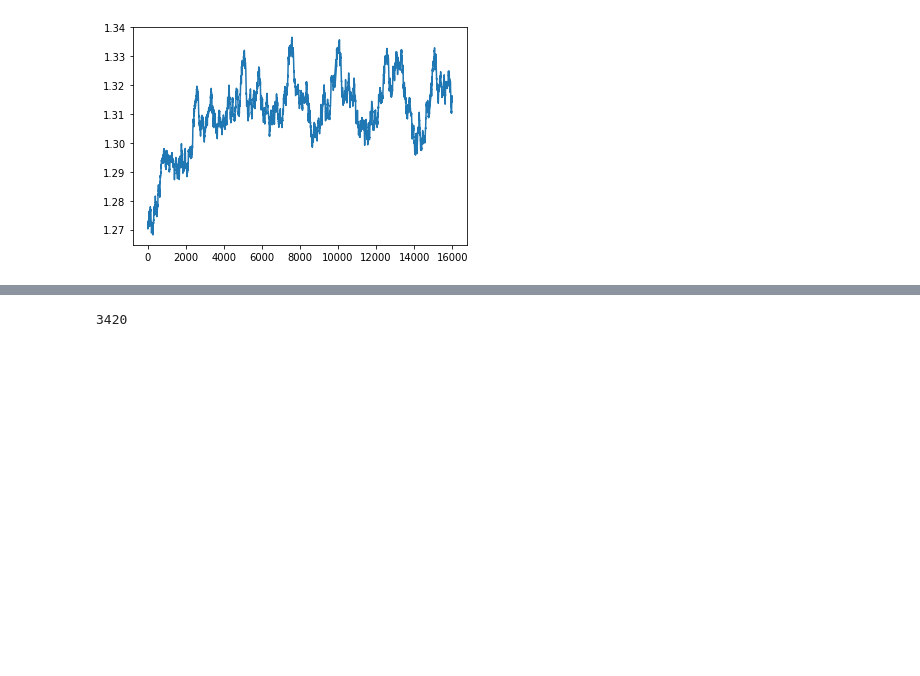
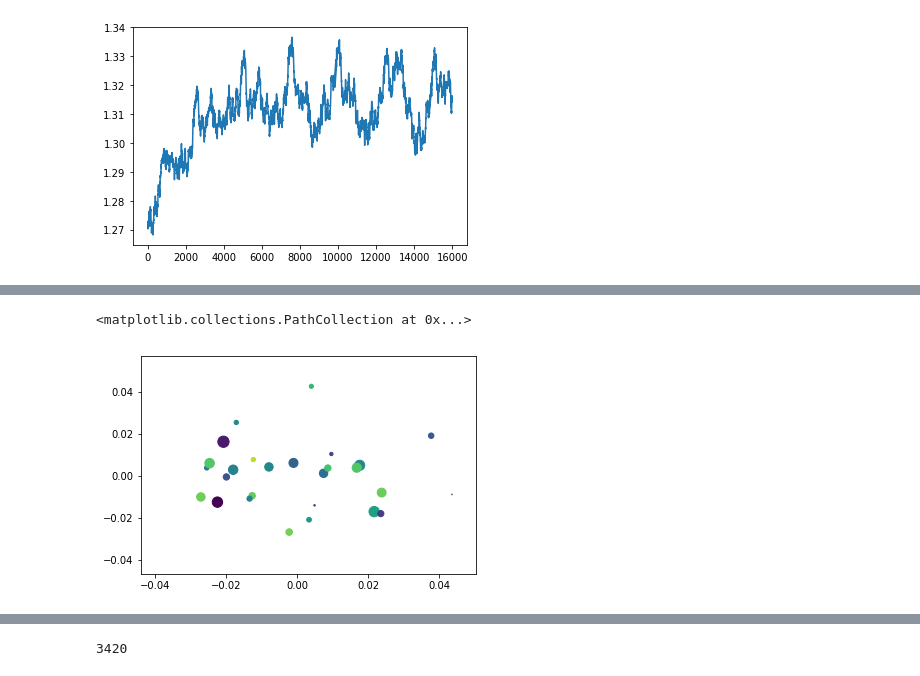
Before and after one commit to louisv123/COLGE, a Jupyter notebook: test.ipynb, the cells around one changed output, grey strips where cells are left out. Cells and saved outputs as stored; diff of their text form; code cells hidden in the pictures; blank space fills up the shorter version.

```diff
--- a/test.ipynb
+++ b/test.ipynb
@@ -1224,0 +1235,9 @@ plt.scatter(result[:, 0], result[:, 1],s=0.5*result[:,2],c=result[:,2])
+# %%
+pca = decomposition.PCA(n_components=4)
+
+result = pca.fit_transform(X)
+
+plt.scatter(result[:, 0], result[:, 1],s=3000*result[:,2],c=result[:,3])
+# %% [output]
+<matplotlib.collections.PathCollection at 0x...>
+[figure, added]
```
Also changed, not shown: parts of 22 cells of this notebook, 6 other files.
